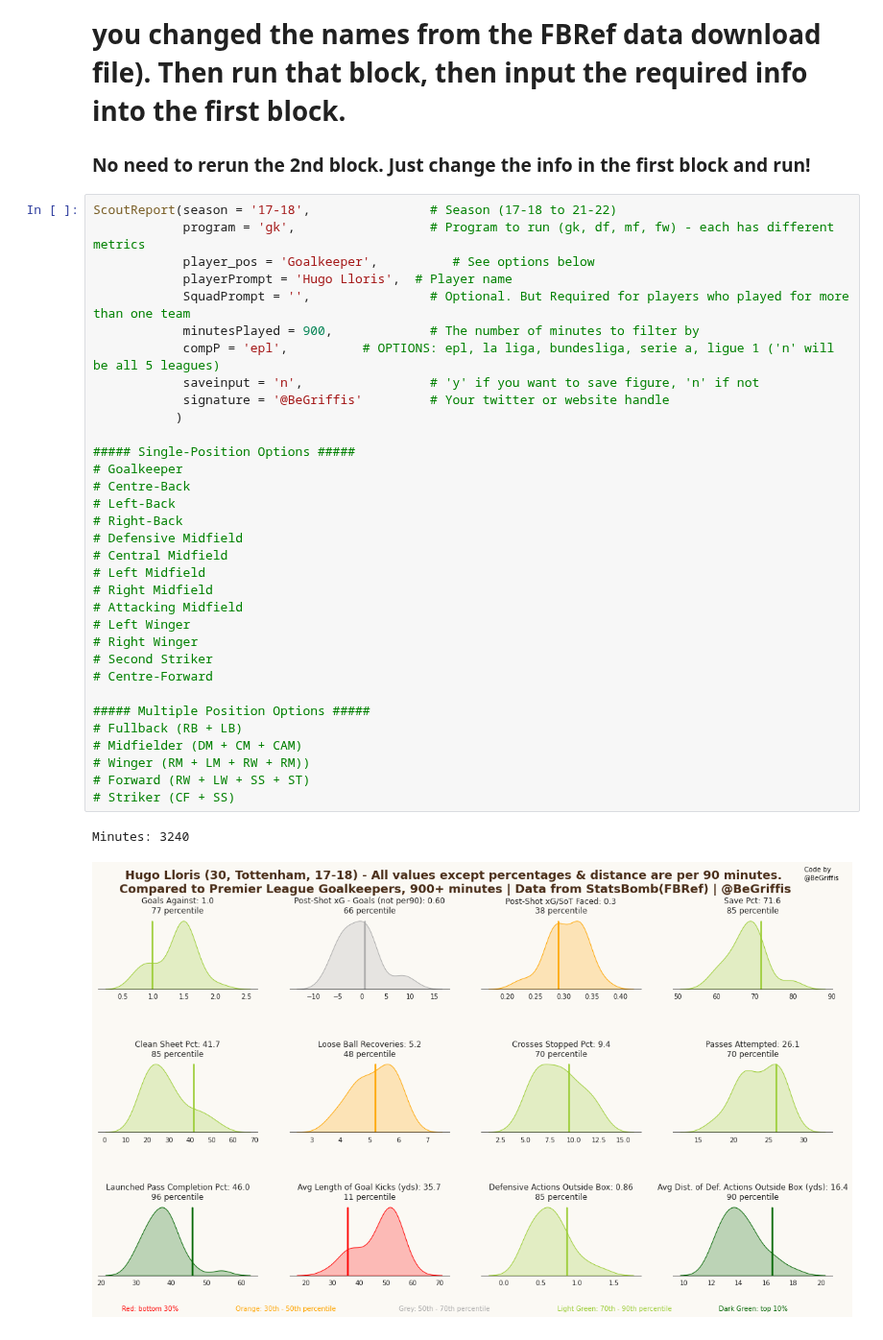
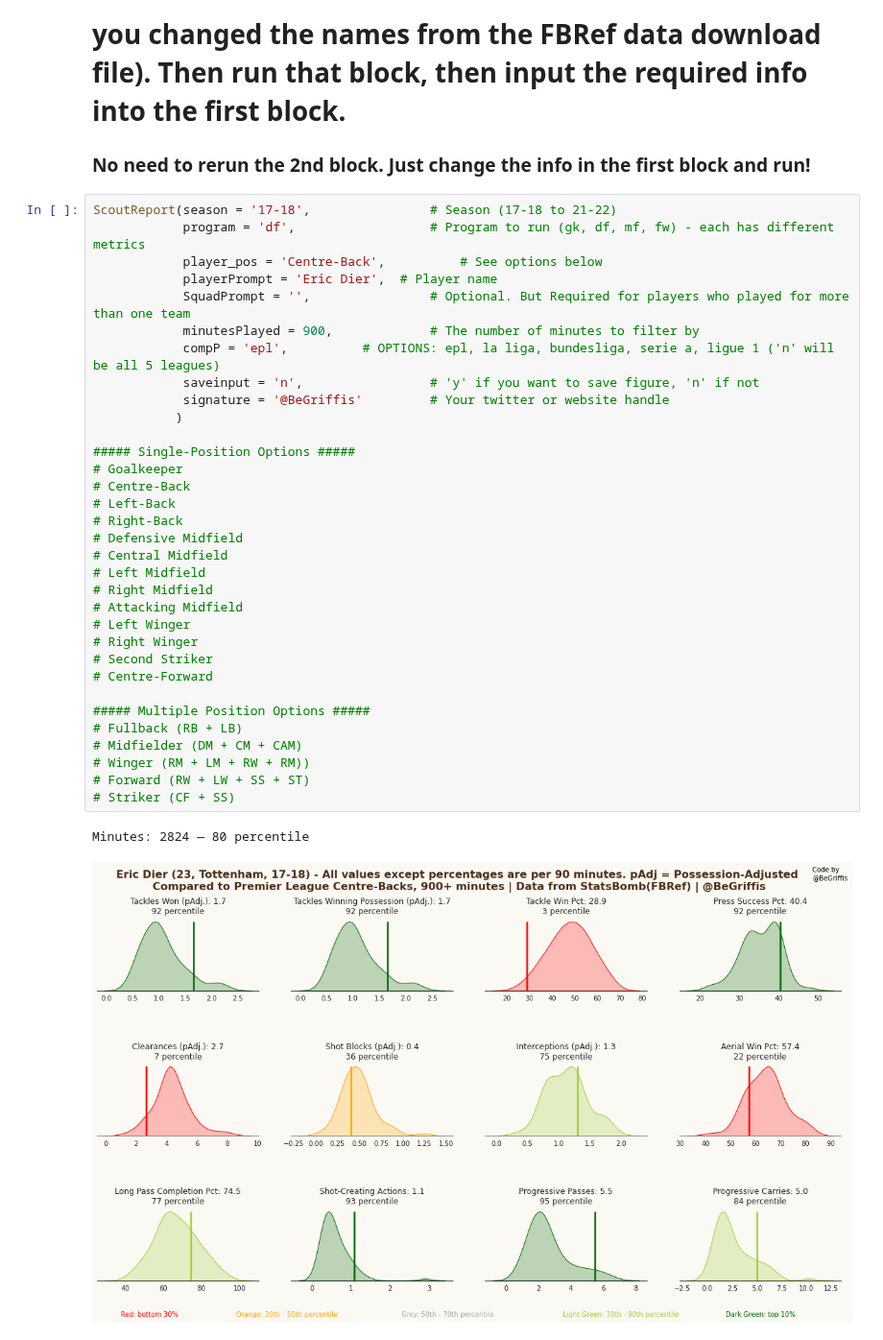
Before and after one commit to griffisben/Soccer-Analyses, a Jupyter notebook: Create Scouting Cards (12 key stats for each position).ipynb, the cells around one changed output. Shown at 96% size. Cells and saved outputs as stored; diff of their text form.

```diff
--- a/Create Scouting Cards (12 key stats for each position).ipynb
+++ b/Create Scouting Cards (12 key stats for each position).ipynb
@@ -3,37 +3,37 @@
 ### No need to rerun the 2nd block. Just change the info in the first block and run!
 # %%
 ScoutReport(season = '17-18',                # Season (17-18 to 21-22)
-            program = 'gk',                  # Program to run (gk, df, mf, fw) - each has different metrics
-            player_pos = 'Goalkeeper',          # See options below
-            playerPrompt = 'Hugo Lloris',  # Player name
+            program = 'df',                  # Program to run (gk, df, mf, fw) - each has different metrics
+            player_pos = 'Centre-Back',          # See options below
+            playerPrompt = 'Eric Dier',  # Player name
             SquadPrompt = '',                # Optional. But Required for players who played for more than one team
             minutesPlayed = 900,             # The number of minutes to filter by
             compP = 'epl',          # OPTIONS: epl, la liga, bundesliga, serie a, ligue 1 ('n' will be all 5 leagues)
             saveinput = 'n',                 # 'y' if you want to save figure, 'n' if not
             signature = '@BeGriffis'         # Your twitter or website handle
            )
 
 ##### Single-Position Options #####
 # Goalkeeper
 # Centre-Back
 # Left-Back
 # Right-Back
 # Defensive Midfield
 # Central Midfield
 # Left Midfield
 # Right Midfield
 # Attacking Midfield
 # Left Winger
 # Right Winger
 # Second Striker
 # Centre-Forward
 
 ##### Multiple Position Options #####
 # Fullback (RB + LB)
 # Midfielder (DM + CM + CAM)
 # Winger (RM + LM + RW + RM))
 # Forward (RW + LW + SS + ST)
 # Striker (CF + SS)
 # %% [output]
-Minutes: 3240
+Minutes: 2824 — 80 percentile
-[figure, old version]
+[figure, new version]
```
Also changed, not shown: parts of 1 cell of this notebook.
